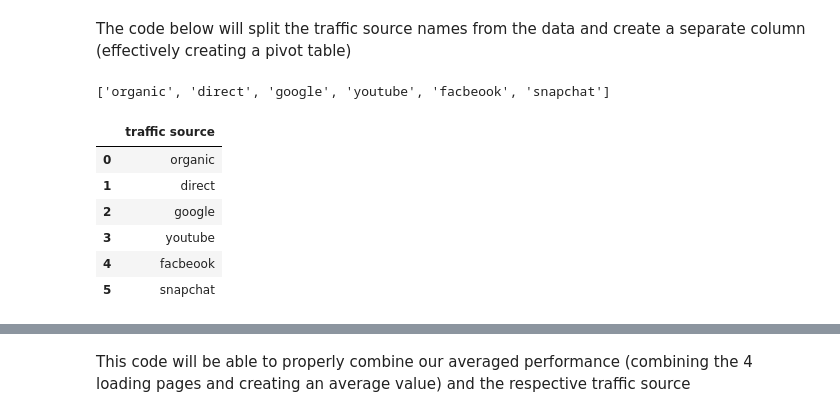
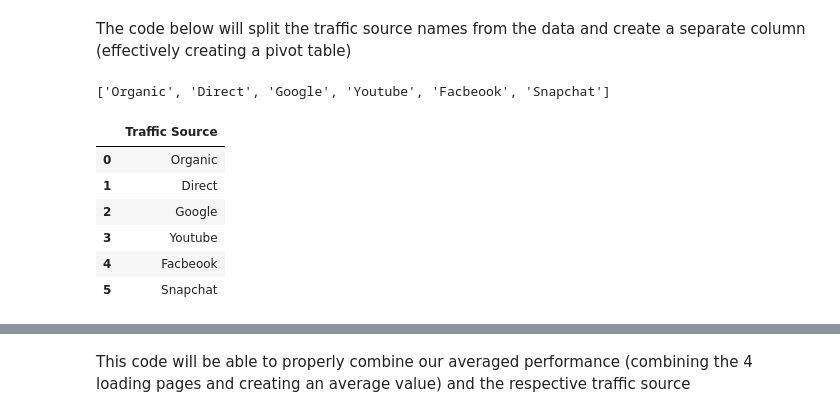
Before and after one commit to respinar1/GoogleColaboratory, a Jupyter notebook: Casper_Take_Home_Test.ipynb, the cells around one changed output, grey strips where cells are left out. Drawn from its saved outputs; the diff is of its cells as text; code cells hidden in the pictures.

```diff
--- a/Casper_Take_Home_Test.ipynb
+++ b/Casper_Take_Home_Test.ipynb
@@ -369,8 +369,8 @@ for x in sessions_tb['name']:
         if index == 'x':
             break
         else:
-            if index not in traffic_src:
-                traffic_src.append(index)
+            if index.capitalize() not in traffic_src:
+                traffic_src.append(index.capitalize())
                 break
             else:
                 continue
@@ -378,16 +378,16 @@ for x in sessions_tb['name']:
 traffic_src.remove(traffic_src[6])
 print(traffic_src)
 # %% [output]
-['organic', 'direct', 'google', 'youtube', 'facbeook', 'snapchat']
+['Organic', 'Direct', 'Google', 'Youtube', 'Facbeook', 'Snapchat']
 # %%
 data = pd.DataFrame()
-data["traffic source"] = traffic_src
+data["Traffic Source"] = traffic_src
 data
 # %% [output]
-|  | traffic source |
-| 0 | organic |
-| 1 | direct |
-| 2 | google |
-| 3 | youtube |
-| 4 | facbeook |
-| 5 | snapchat |
+|  | Traffic Source |
+| 0 | Organic |
+| 1 | Direct |
+| 2 | Google |
+| 3 | Youtube |
+| 4 | Facbeook |
+| 5 | Snapchat |
```
Also changed, not shown: parts of 8 cells of this notebook.
